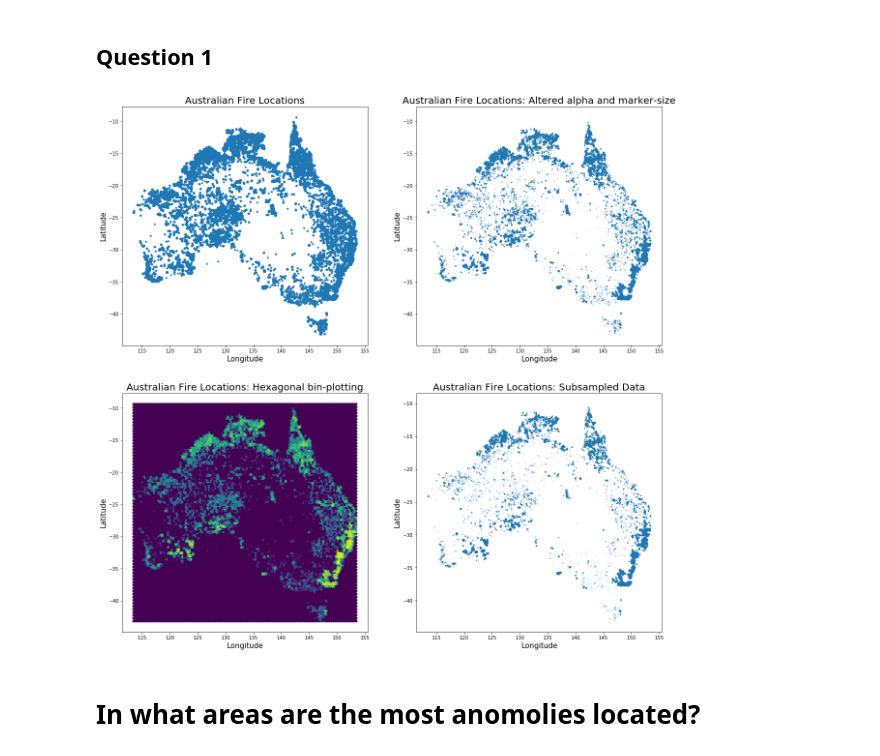
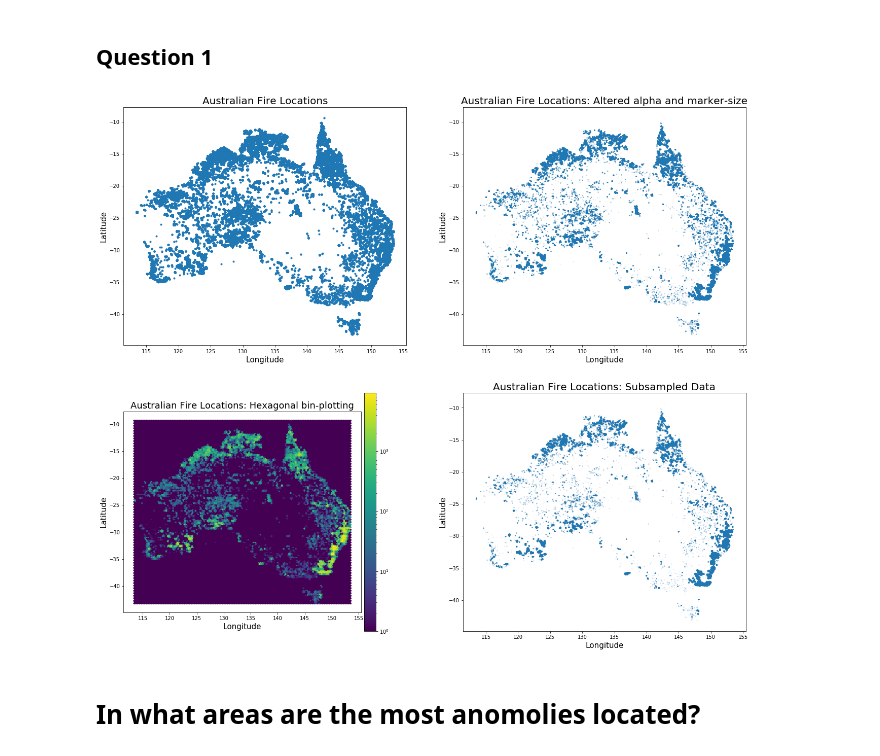
Before and after one commit to dsikka/Applied_ML, a Jupyter notebook: HW1/HW1.ipynb, the cells around one changed output. Saved outputs shown, nothing was run; the diff lists cells and outputs as text; code cells hidden in the pictures.

```diff
--- a/HW1/HW1.ipynb
+++ b/HW1/HW1.ipynb
@@ -26,32 +26,34 @@ lat_subsample = np.take(latitude, subsample_idx)
 # %% [markdown]
 ## Question 1
 # %%
-fig, ax = plt.subplots(2,2, figsize=(20,20))
+fig, ax = plt.subplots(2,2, figsize=(22,19))
 ax1, ax2, ax3, ax4 = ax.ravel()
 
 ax1.plot(longitude, latitude, '.')
 ax1.set_xlabel('Longitude', fontsize=15)
 ax1.set_ylabel('Latitude', fontsize=15)
 ax1.set_title('Australian Fire Locations', fontsize=20)
 
 ax2.plot(longitude, latitude, '.', markersize='2', alpha=0.10)
 ax2.set_xlabel('Longitude', fontsize=15)
 ax2.set_ylabel('Latitude', fontsize=15)
 ax2.set_title('Australian Fire Locations: Altered alpha and marker-size', fontsize=20)
 
-ax3.hexbin(longitude, latitude, bins='log', gridsize=125)
+hb = ax3.hexbin(longitude, latitude, bins='log', gridsize=125)
 ax3.set_xlabel('Longitude', fontsize=15)
 ax3.set_ylabel('Latitude', fontsize=15)
-ax3.set_title('Australian Fire Locations: Hexagonal bin-plotting', fontsize=20)
+ax3.set_title('Australian Fire Locations: Hexagonal bin-plotting', fontsize=18)
+fig.colorbar(hb, ax=ax3,pad=0.01)
+ax3.set_aspect('equal')
 
 ax4.plot(long_subsample, lat_subsample, '.', markersize=2, alpha=0.10)
 ax4.set_xlabel('Longitude', fontsize=15)
 ax4.set_ylabel('Latitude', fontsize=15)
 ax4.set_title('Australian Fire Locations: Subsampled Data', fontsize=20)
 
 plt.show()
 # %% [output]
-[figure, old version]
+[figure, new version]
 # %% [markdown]
 # In what areas are the most anomolies located?
 # %% [markdown]
```
Also changed, not shown: parts of 7 cells of this notebook.
